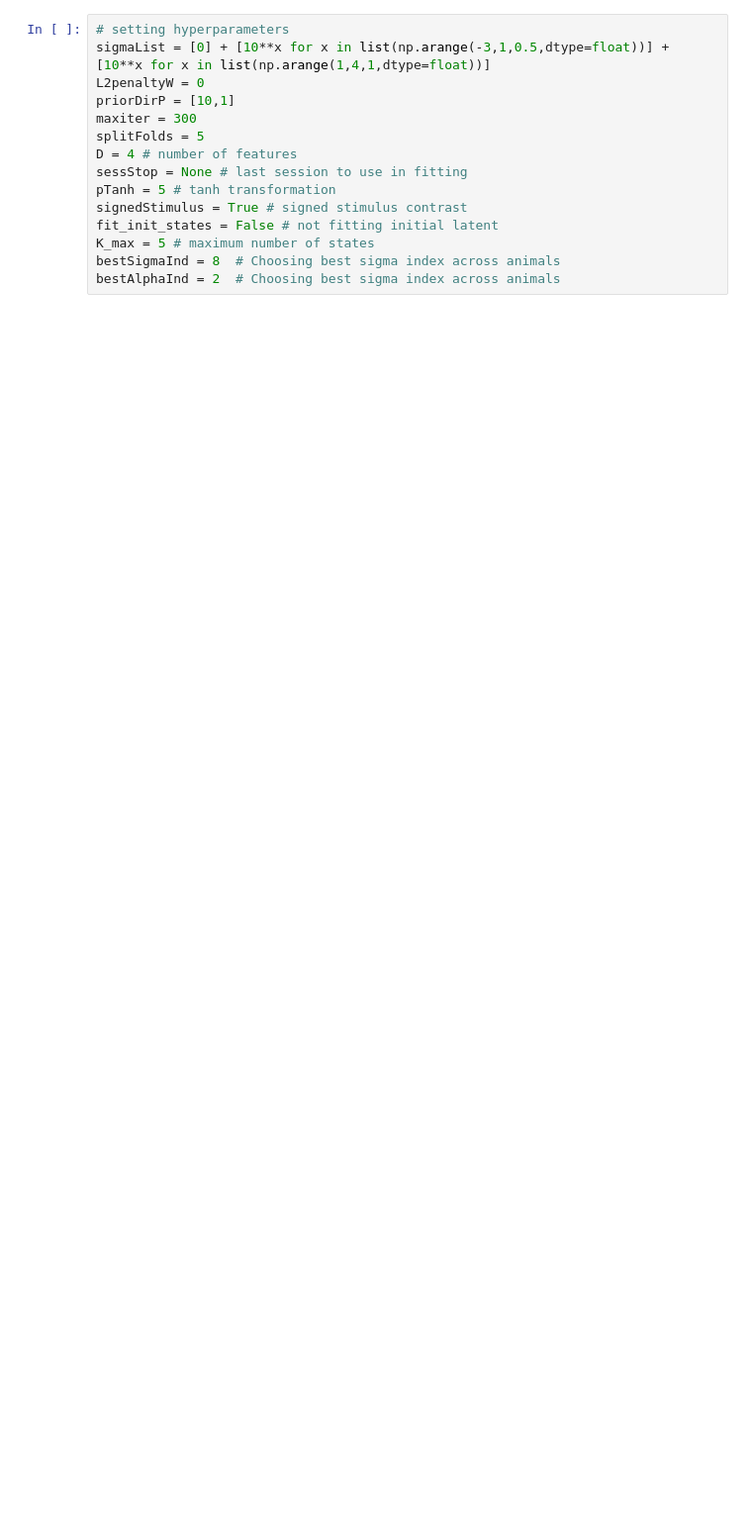
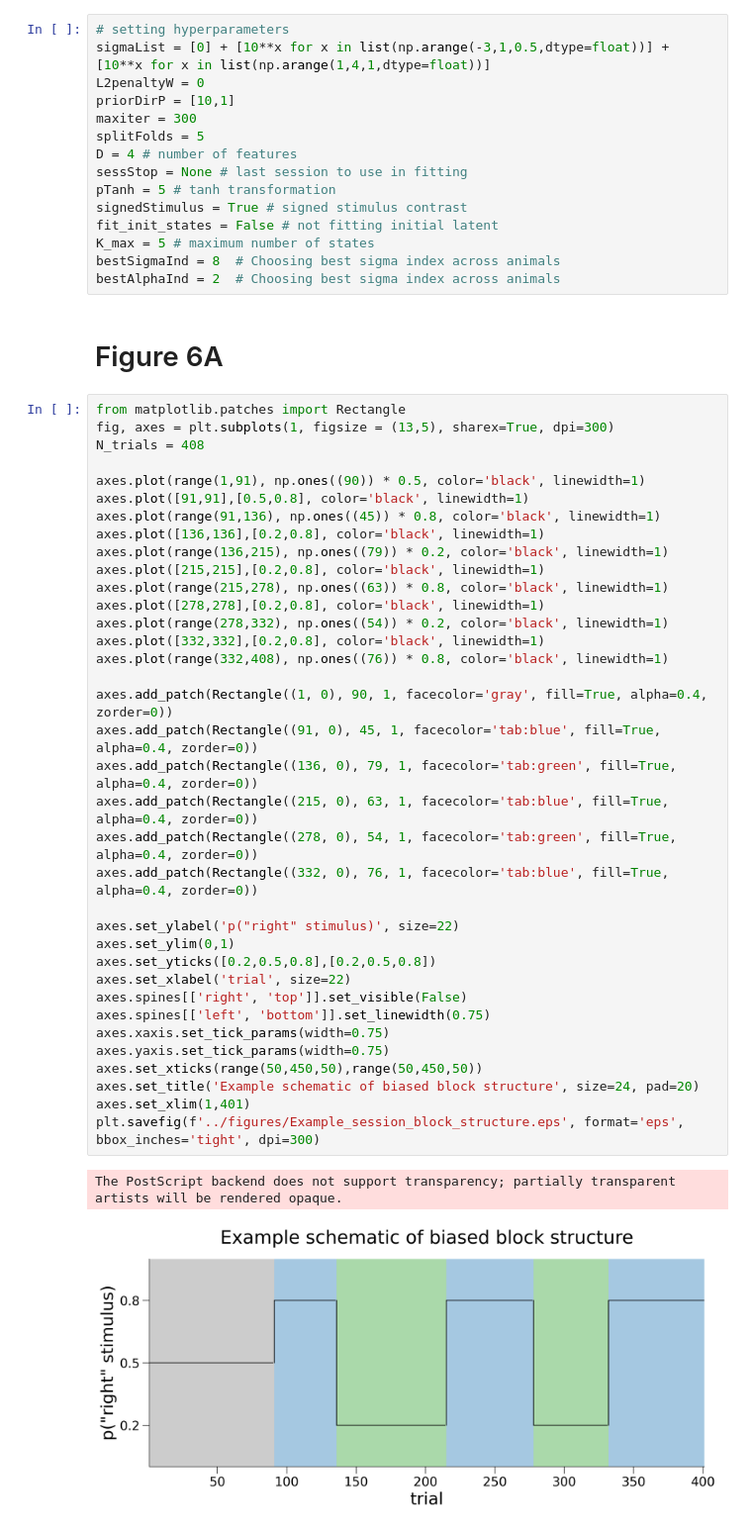
Before and after one commit to lenca56/dynamic_glmhmm, a Jupyter notebook: code/Figure6.ipynb, the cells around one changed output. Shown at 99% size. Saved outputs shown, nothing was run; the diff lists cells and outputs as text; blank space fills up the shorter version.

Commit message:
finished jupyter notebooks for all figures

```diff
--- a/code/Figure6.ipynb
+++ b/code/Figure6.ipynb
@@ -51,3 +65,44 @@ fit_init_states = False # not fitting initial latent
 K_max = 5 # maximum number of states
 bestSigmaInd = 8  # Choosing best sigma index across animals
 bestAlphaInd = 2  # Choosing best sigma index across animals
+# %% [markdown]
+# Figure 6A
+# %%
+from matplotlib.patches import Rectangle
+fig, axes = plt.subplots(1, figsize = (13,5), sharex=True, dpi=300)
+N_trials = 408
+
+axes.plot(range(1,91), np.ones((90)) * 0.5, color='black', linewidth=1)
+axes.plot([91,91],[0.5,0.8], color='black', linewidth=1)
+axes.plot(range(91,136), np.ones((45)) * 0.8, color='black', linewidth=1)
+axes.plot([136,136],[0.2,0.8], color='black', linewidth=1)
+axes.plot(range(136,215), np.ones((79)) * 0.2, color='black', linewidth=1)
+axes.plot([215,215],[0.2,0.8], color='black', linewidth=1)
+axes.plot(range(215,278), np.ones((63)) * 0.8, color='black', linewidth=1)
+axes.plot([278,278],[0.2,0.8], color='black', linewidth=1)
+axes.plot(range(278,332), np.ones((54)) * 0.2, color='black', linewidth=1)
+axes.plot([332,332],[0.2,0.8], color='black', linewidth=1)
+axes.plot(range(332,408), np.ones((76)) * 0.8, color='black', linewidth=1)
+
+axes.add_patch(Rectangle((1, 0), 90, 1, facecolor='gray', fill=True, alpha=0.4, zorder=0))
+axes.add_patch(Rectangle((91, 0), 45, 1, facecolor='tab:blue', fill=True, alpha=0.4, zorder=0))
+axes.add_patch(Rectangle((136, 0), 79, 1, facecolor='tab:green', fill=True, alpha=0.4, zorder=0))
+axes.add_patch(Rectangle((215, 0), 63, 1, facecolor='tab:blue', fill=True, alpha=0.4, zorder=0))
+axes.add_patch(Rectangle((278, 0), 54, 1, facecolor='tab:green', fill=True, alpha=0.4, zorder=0))
+axes.add_patch(Rectangle((332, 0), 76, 1, facecolor='tab:blue', fill=True, alpha=0.4, zorder=0))
+
+axes.set_ylabel('p("right" stimulus)', size=22)
+axes.set_ylim(0,1)
+axes.set_yticks([0.2,0.5,0.8],[0.2,0.5,0.8])
+axes.set_xlabel('trial', size=22)
+axes.spines[['right', 'top']].set_visible(False)
+axes.spines[['left', 'bottom']].set_linewidth(0.75)
+axes.xaxis.set_tick_params(width=0.75)
+axes.yaxis.set_tick_params(width=0.75)
+axes.set_xticks(range(50,450,50),range(50,450,50))
+axes.set_title('Example schematic of biased block structure', size=24, pad=20)
+axes.set_xlim(1,401)
+plt.savefig(f'../figures/Example_session_block_structure.eps', format='eps', bbox_inches='tight', dpi=300)
+# %% [output]
+The PostScript backend does not support transparency; partially transparent artists will be rendered opaque.
+[figure, added]
```
Also changed, not shown: parts of 16 cells of this notebook, 22 other files.
